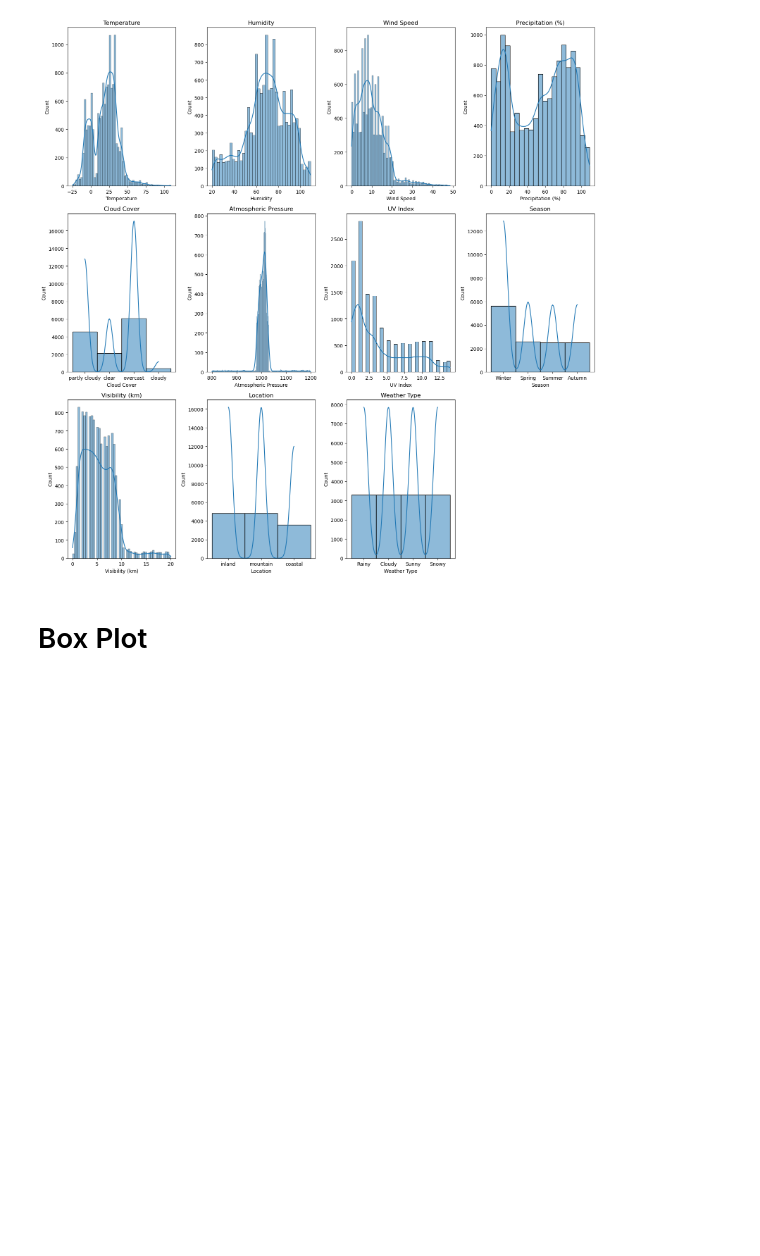
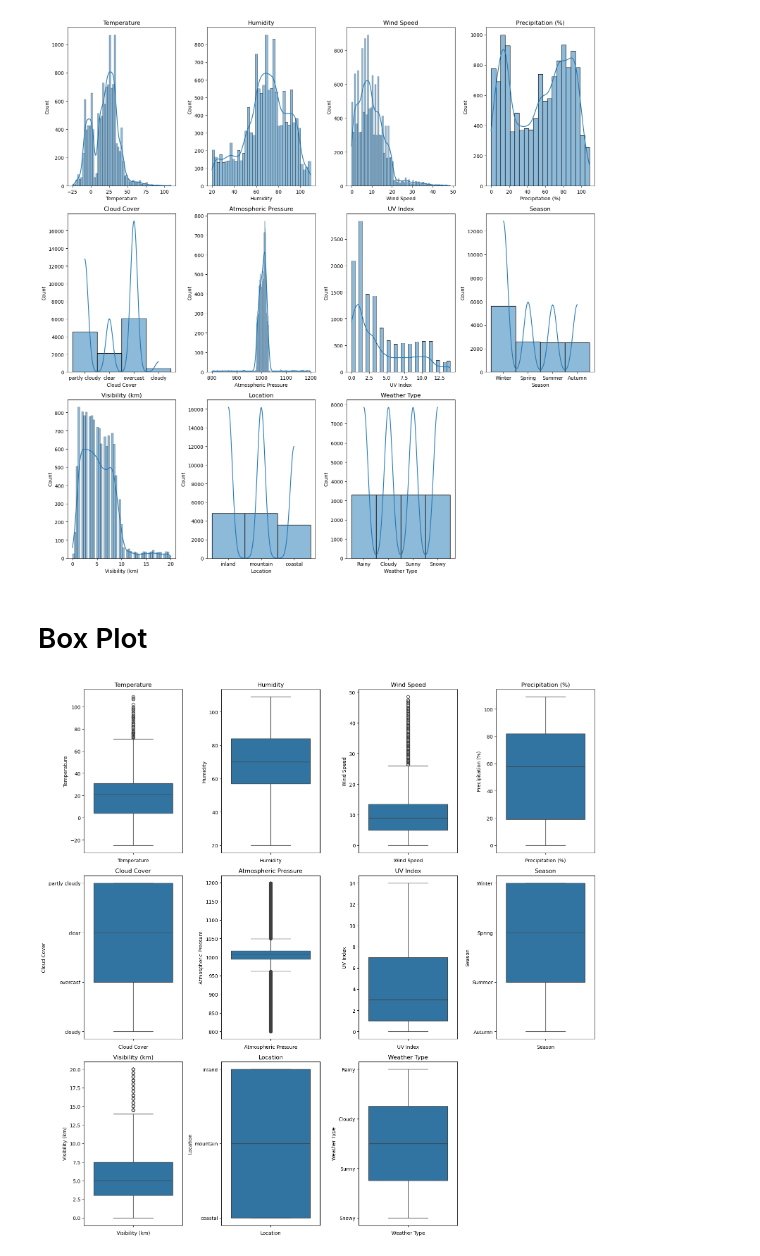
Before and after one commit to MaukanMir/Weather-Classification, a Jupyter notebook: training.ipynb, the cells around one changed output. Drawn from its saved outputs; the diff is of its cells as text; code cells hidden in the pictures; blank space fills up the shorter version.

Commit message:
added new visualizations

```diff
--- a/training.ipynb
+++ b/training.ipynb
@@ -134,3 +134,7 @@ plot_dataset(df, "hist")
 [figure]
 # %% [markdown]
 # Box Plot
+# %%
+plot_dataset(df, "boxplot")
+# %% [output]
+[figure, added]
```
